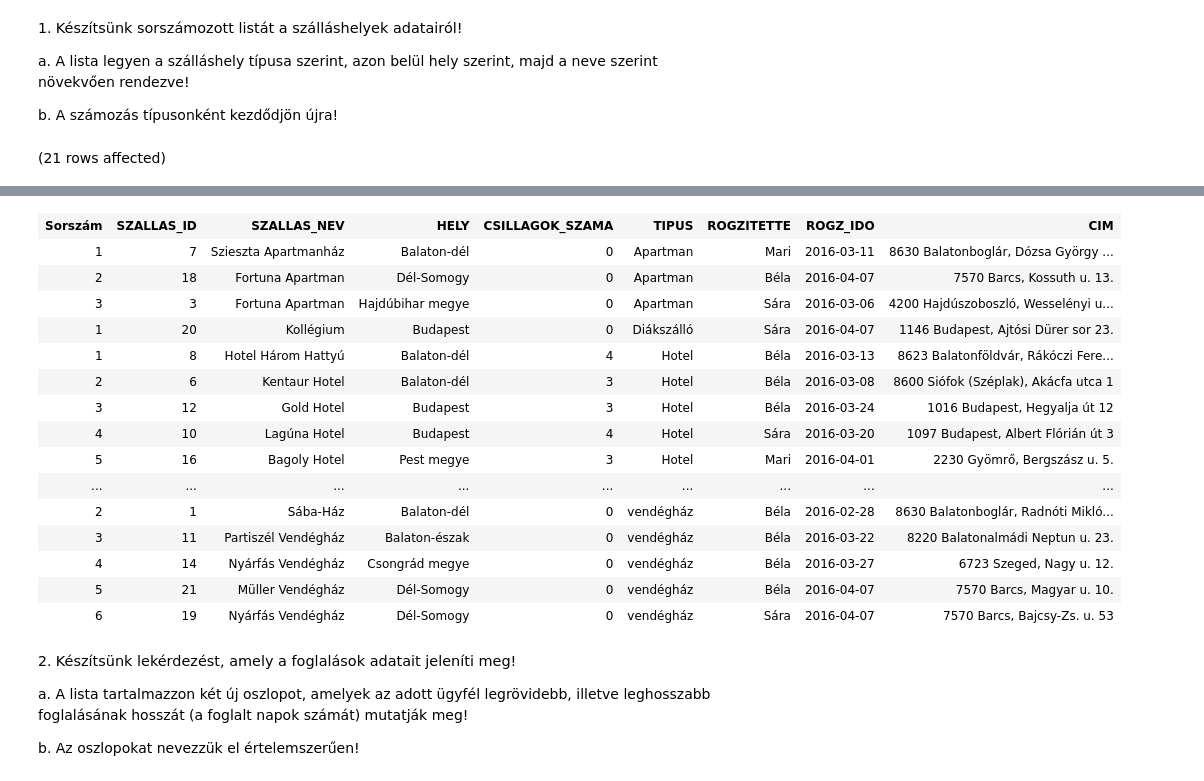
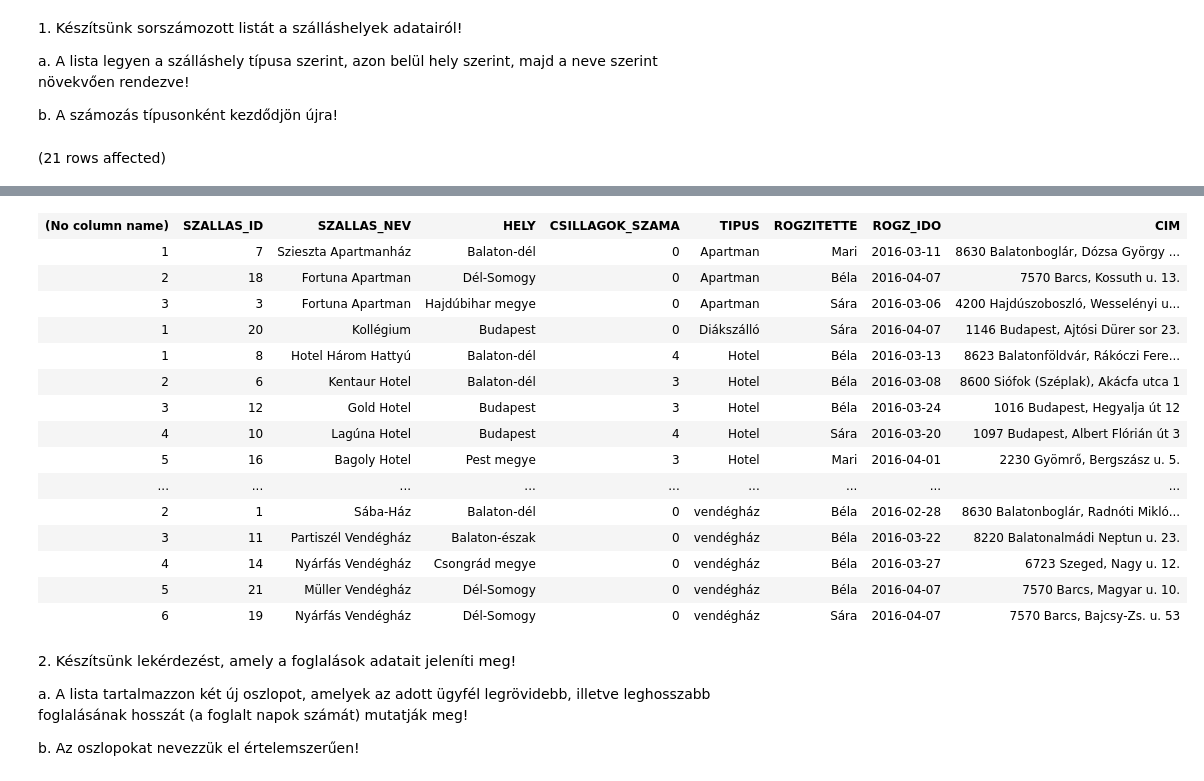
Before and after one commit to barnabasbaranyistud/SQLgyak03, a Jupyter notebook: gyakorlat06_feladatok.ipynb, the cells around one changed output, grey strips where cells are left out. Saved outputs shown, nothing was run; the diff lists cells and outputs as text; code cells hidden in the pictures.

```diff
--- a/gyakorlat06_feladatok.ipynb
+++ b/gyakorlat06_feladatok.ipynb
@@ -5,8 +5,9 @@ a. A lista legyen a szálláshely típusa szerint, azon belül hely szerint, maj
 
 b. A számozás típusonként kezdődjön újra!
 # %%
-SELECT ROW_NUMBER() OVER (PARTITION BY tipus ORDER BY tipus, hely, szallas_nev ASC) AS 'Sorszám',
-*
+SELECT ROW_NUMBER() OVER (PARTITION BY TIPUS ORDER BY HELY, SZALLAS_NEV)
+,*
 FROM Szallashely
+ORDER BY TIPUS, HELY, SZALLAS_NEV
 # %% [output]
 (21 rows affected)
@@ -14,4 +15,4 @@ Total execution time: 00:00:00.043
-| Sorszám | SZALLAS_ID | SZALLAS_NEV | HELY | CSILLAGOK_SZAMA | TIPUS | ROGZITETTE | ROGZ_IDO | CIM |
+| (No column name) | SZALLAS_ID | SZALLAS_NEV | HELY | CSILLAGOK_SZAMA | TIPUS | ROGZITETTE | ROGZ_IDO | CIM |
 | 1 | 7 | Szieszta Apartmanház | Balaton-dél | 0 | Apartman | Mari | 2016-03-11 | 8630 Balatonboglár, Dózsa György ... |
 | 2 | 18 | Fortuna Apartman | Dél-Somogy | 0 | Apartman | Béla | 2016-04-07 | 7570 Barcs, Kossuth u. 13. |
 | 3 | 3 | Fortuna Apartman | Hajdúbihar megye | 0 | Apartman | Sára | 2016-03-06 | 4200 Hajdúszoboszló, Wesselényi u... |
```
Also changed, not shown: parts of 6 cells of this notebook.
